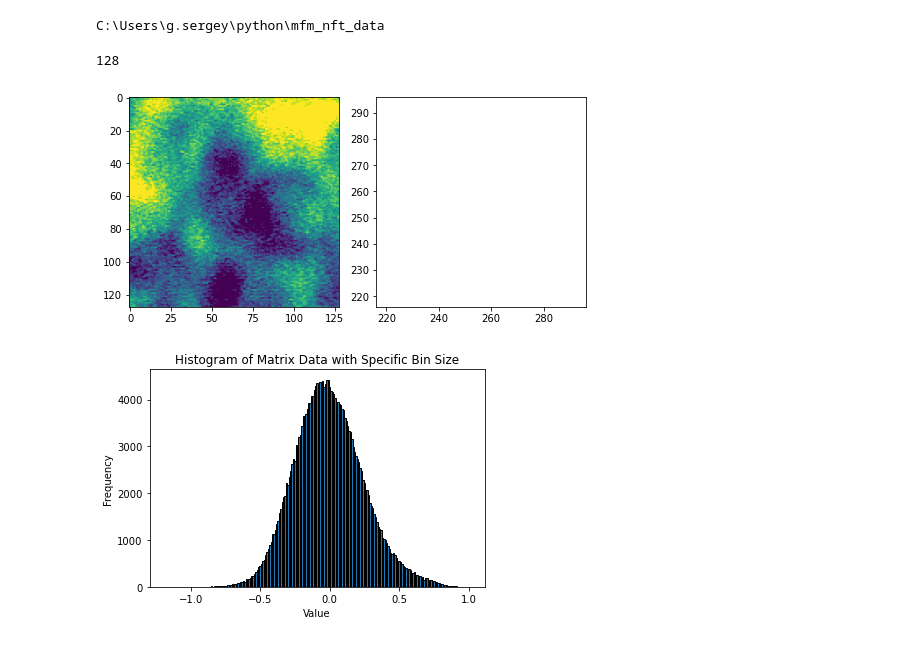
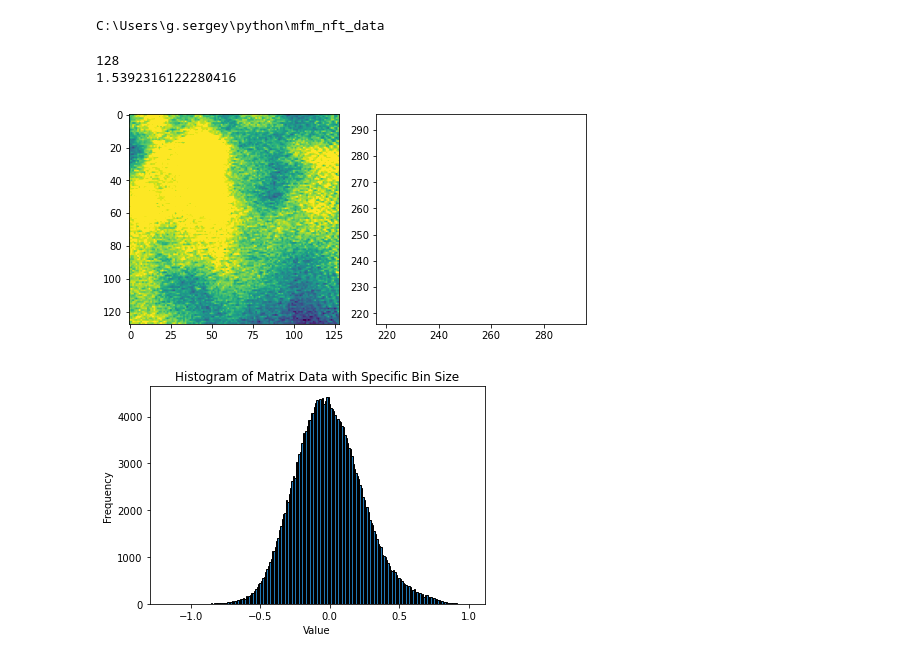
Before and after one commit to StrangerOne1/nft, a Jupyter notebook: local_data_analysis.ipynb, the cells around one changed output. Saved outputs shown, nothing was run; the diff lists cells and outputs as text; code cells hidden in the pictures.

```diff
--- a/local_data_analysis.ipynb
+++ b/local_data_analysis.ipynb
@@ -111,17 +111,21 @@ save_parts(parts)
 
 #print(f"The matrix has been split into {N} parts and saved to individual files.")
 #print(matrix[1:3,1:5], matrix.shape[0])
+lower_bound = np.percentile(data, 0.1)  # 2.5th percentile
+upper_bound = np.percentile(data, 99.9)
+print(upper_bound-lower_bound)
 # %% [output]
 128
+1.5392316122280416
 # %%
 part1 = np.loadtxt('part_1.asc')
 part2 = np.loadtxt('part_2.asc')
 fig, (ax1, ax2) = plt.subplots(nrows=1, ncols=2, figsize=(7, 5))
-ax1.imshow(parts[1], vmin = -0.4, vmax=0.4, cmap='viridis')
-ax2.imshow(parts[1], vmin = -0.4, vmax=0.4, cmap='viridis')
+ax1.imshow(parts[15], vmin = -0.4, vmax=0.4, cmap='viridis')
+ax2.imshow(parts[3], vmin = -0.4, vmax=0.4, cmap='viridis')
 plt.xlim(216, 296)
 plt.ylim(216, 296)
 fig.tight_layout()
 plt.show()
 # %% [output]
-[figure, old version]
+[figure, new version]
```
Also changed, not shown: parts of 2 cells of this notebook.
